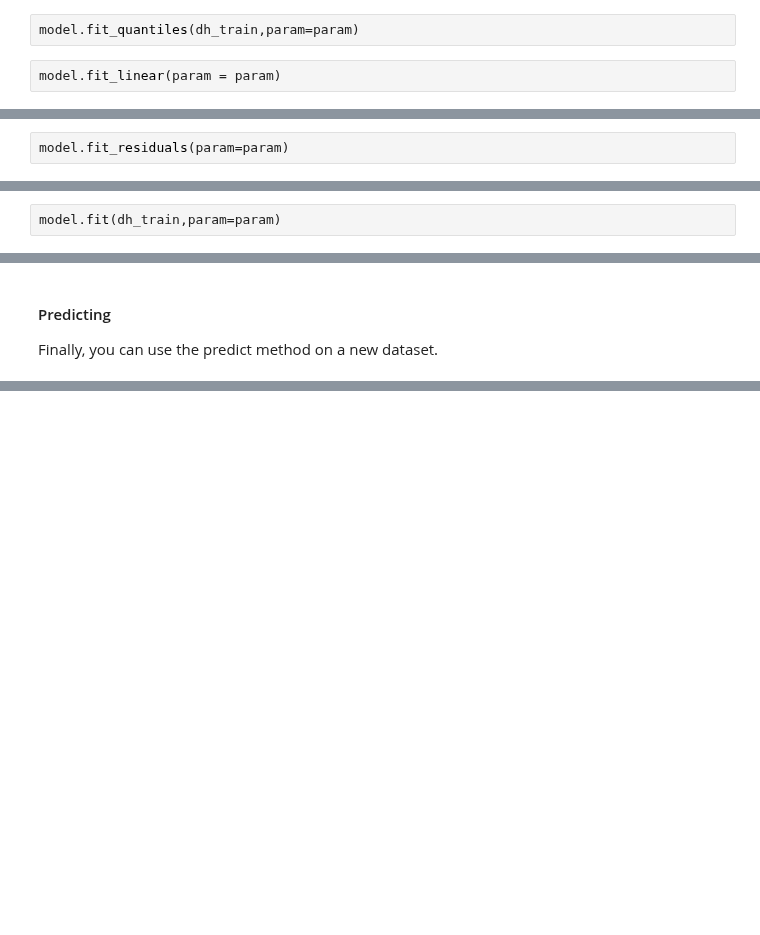
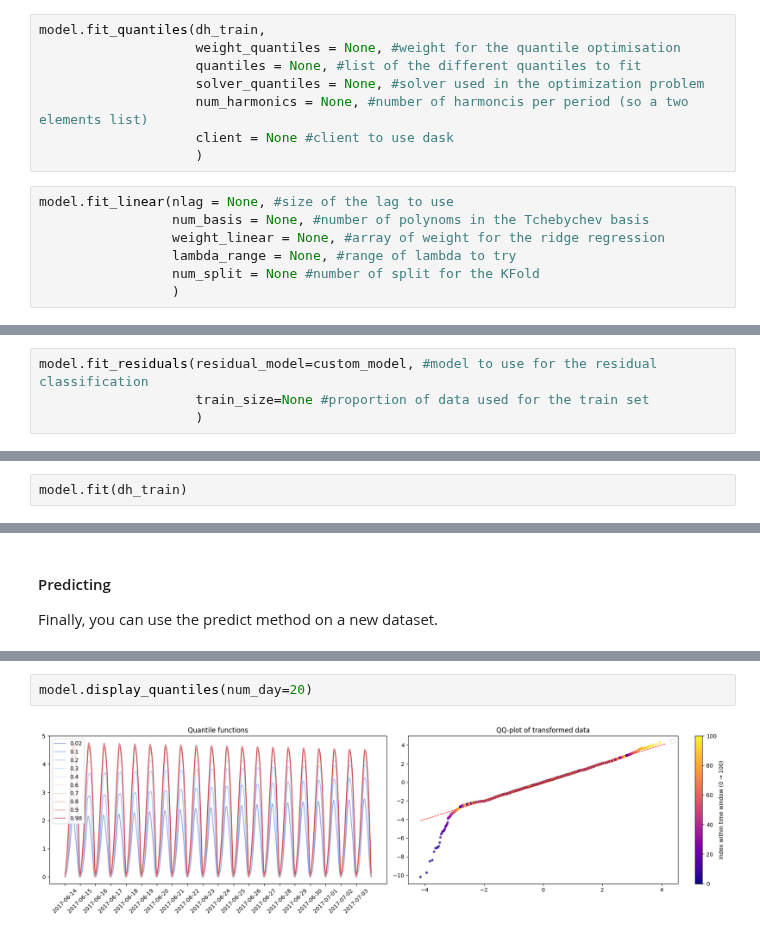
Before and after one commit to slacgismo/solar-data-tools, a Jupyter notebook: notebooks/examples/QLinear_Demo.ipynb, the cells around one changed output, grey strips where cells are left out. Cells and saved outputs as stored; diff of their text form; blank space fills up the shorter version.

Commit message:
display_quantiles

```diff
--- a/notebooks/examples/QLinear_Demo.ipynb
+++ b/notebooks/examples/QLinear_Demo.ipynb
@@ -103,4 +92,15 @@ param = {'weight_quantiles' : 5, #The weight for the quantiles fit
 # %%
-model.fit_quantiles(dh_train,param=param)
+model.fit_quantiles(dh_train,
+                    weight_quantiles = None, #weight for the quantile optimisation
+                    quantiles = None, #list of the different quantiles to fit
+                    solver_quantiles = None, #solver used in the optimization problem
+                    num_harmonics = None, #number of harmoncis per period (so a two elements list)
+                    client = None #client to use dask
+                    )
 # %%
-model.fit_linear(param = param)
+model.fit_linear(nlag = None, #size of the lag to use
+                 num_basis = None, #number of polynoms in the Tchebychev basis
+                 weight_linear = None, #array of weight for the ridge regression
+                 lambda_range = None, #range of lambda to try
+                 num_split = None #number of split for the KFold
+                 )
@@ -107,3 +148,5 @@ model.fit_linear(param = param)
 # %%
-model.fit_residuals(param=param)
+model.fit_residuals(residual_model=custom_model, #model to use for the residual classification
+                    train_size=None #proportion of data used for the train set
+                    )
 # %% [output]
@@ -114,3 +157,3 @@ model.fit_residuals(param=param)
 # %%
-model.fit(dh_train,param=param)
+model.fit(dh_train)
 # %% [output]
@@ -154,0 +199,4 @@ array([1, 1, 1, 1, 0, 0, 0, 1, 0, 0, 1, 0, 0, 0, 0, 0, 0, 0, 0, 0, 0, 0,
+# %%
+model.display_quantiles(num_day=20)
+# %% [output]
+[figure, added]
```
Also changed, not shown: parts of 16 cells of this notebook, 3 other files.
